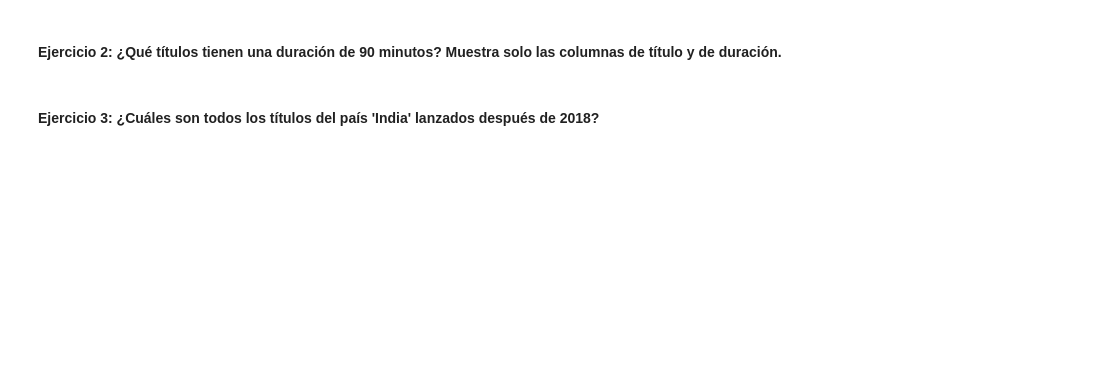
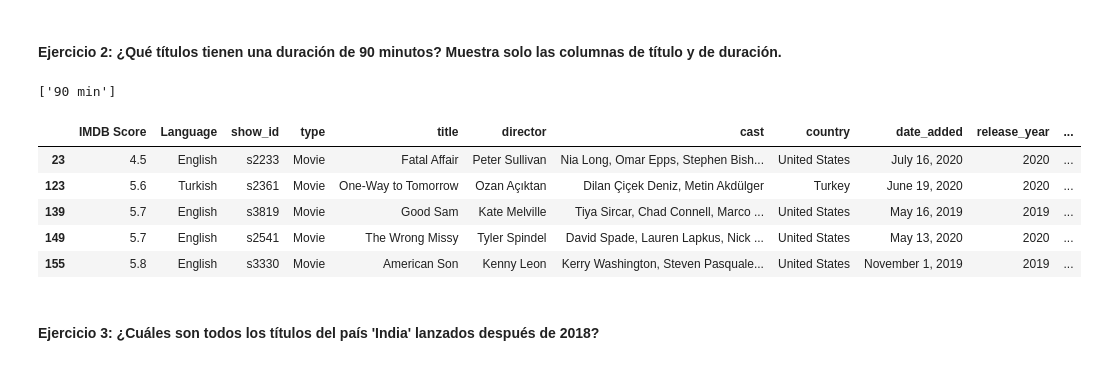
Before and after one commit to yanruwu/hackio-lab-filtrado_groupby, a Jupyter notebook: laboratorio-modulo2-leccion03-filtrado.ipynb, the cells around one changed output. Saved outputs shown, nothing was run; the diff lists cells and outputs as text; code cells hidden in the pictures; blank space fills up the shorter version.

```diff
--- a/laboratorio-modulo2-leccion03-filtrado.ipynb
+++ b/laboratorio-modulo2-leccion03-filtrado.ipynb
@@ -24,4 +37,25 @@ filtro_movie = df["type"] == "Movie"
 # %% [markdown]
 #### Ejercicio 2: ¿Qué títulos tienen una duración de 90 minutos? Muestra solo las columnas de título y de duración.
+# %%
+## Podemos comprobar el formato de la duración usando unique.
+
+# df["duration"].unique() # Comentado para no ocupar espacio de output
+
+# A partir del unique vemos que el formato es el mismo para todas las películas, "X minutos", por lo que podemos crear un filtro tipo string.
+
+filtro_90min = df["duration"] == "90 min"
+df_90min = df[filtro_90min]
+
+# Comprobamos que el filtro ha sido aplicado correctamente con unique()
+print(df_90min["duration"].unique())
+df_90min.head()
+# %% [output]
+['90 min']
+|  | IMDB Score | Language | show_id | type | title | director | cast | country | date_added | release_year | ... |
+| 23 | 4.5 | English | s2233 | Movie | Fatal Affair | Peter Sullivan | Nia Long, Omar Epps, Stephen Bish... | United States | July 16, 2020 | 2020 | ... |
+| 123 | 5.6 | Turkish | s2361 | Movie | One-Way to Tomorrow | Ozan Açıktan | Dilan Çiçek Deniz, Metin Akdülger | Turkey | June 19, 2020 | 2020 | ... |
+| 139 | 5.7 | English | s3819 | Movie | Good Sam | Kate Melville | Tiya Sircar, Chad Connell, Marco ... | United States | May 16, 2019 | 2019 | ... |
+| 149 | 5.7 | English | s2541 | Movie | The Wrong Missy | Tyler Spindel | David Spade, Lauren Lapkus, Nick ... | United States | May 13, 2020 | 2020 | ... |
+| 155 | 5.8 | English | s3330 | Movie | American Son | Kenny Leon | Kerry Washington, Steven Pasquale... | United States | November 1, 2019 | 2019 | ... |
 # %% [markdown]
 #### Ejercicio 3: ¿Cuáles son todos los títulos del país 'India' lanzados después de 2018?
```
Also changed, not shown: parts of 21 cells of this notebook, 2 other files.
